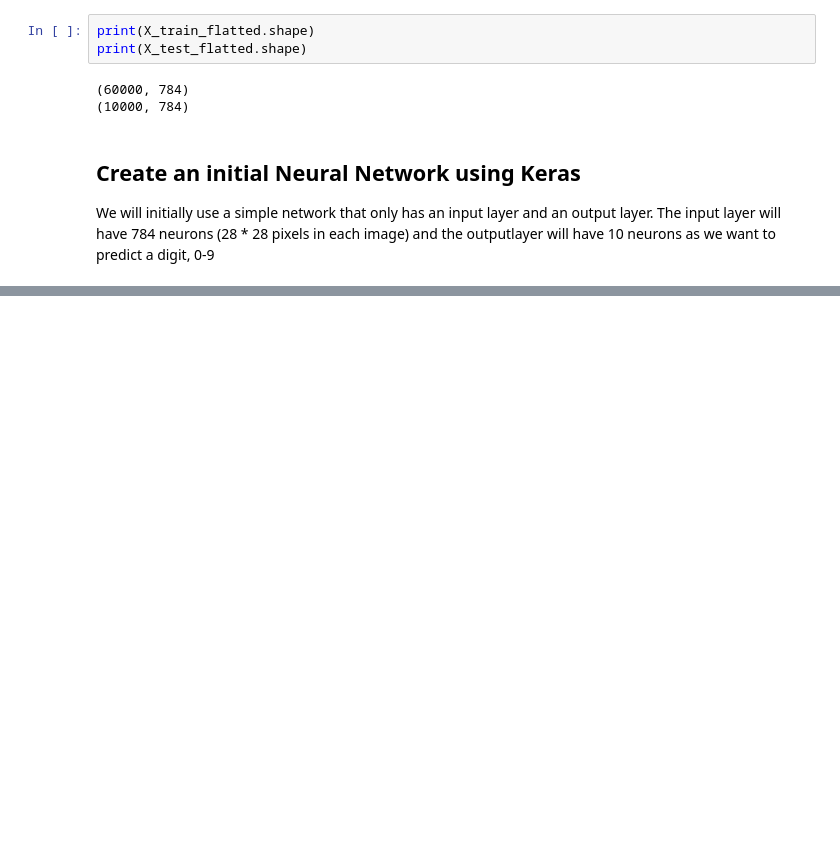
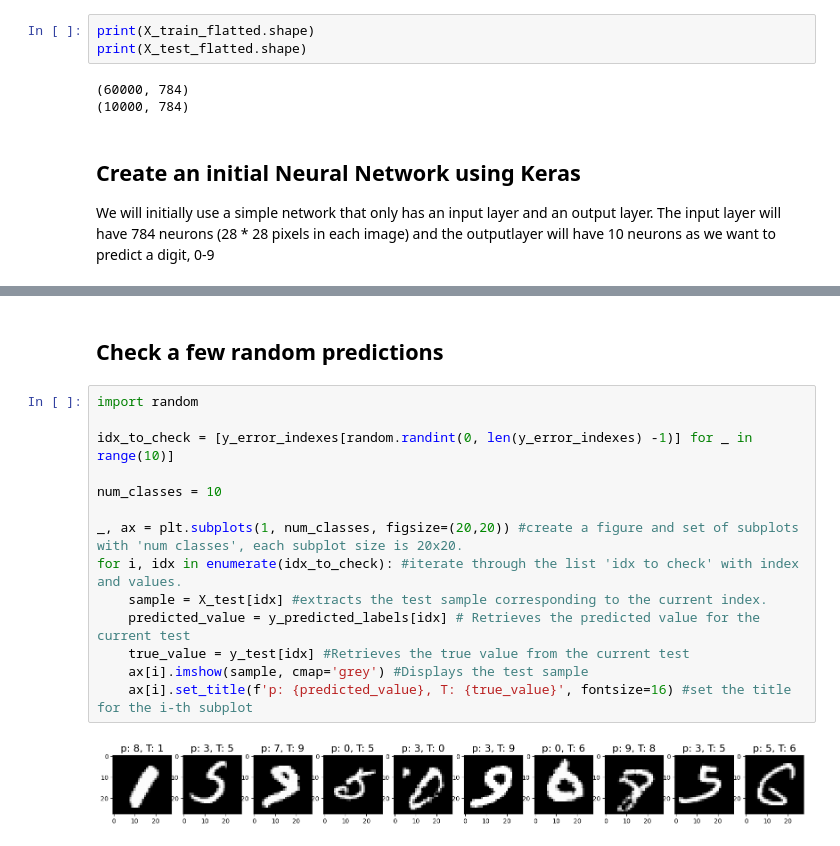
Before and after one commit to vanessa-arruda/ai-ml, a Jupyter notebook: labs/lab3/mnist.ipynb, the cells around one changed output, grey strips where cells are left out. Saved outputs shown, nothing was run; the diff lists cells and outputs as text; blank space fills up the shorter version.

```diff
--- a/labs/lab3/mnist.ipynb
+++ b/labs/lab3/mnist.ipynb
@@ -148,0 +235,18 @@ Epoch 5/5
+# %% [markdown]
+## Check a few random predictions
+# %%
+import random
+
+idx_to_check = [y_error_indexes[random.randint(0, len(y_error_indexes) -1)] for _ in range(10)]
+
+num_classes = 10
+
+_, ax = plt.subplots(1, num_classes, figsize=(20,20)) #create a figure and set of subplots with 'num classes', each subplot size is 20x20.
+for i, idx in enumerate(idx_to_check): #iterate through the list 'idx to check' with index and values.
+    sample = X_test[idx] #extracts the test sample corresponding to the current index.
+    predicted_value = y_predicted_labels[idx] # Retrieves the predicted value for the current test
+    true_value = y_test[idx] #Retrieves the true value from the current test
+    ax[i].imshow(sample, cmap='grey') #Displays the test sample
+    ax[i].set_title(f'p: {predicted_value}, T: {true_value}', fontsize=16) #set the title for the i-th subplot
+# %% [output]
+[figure, added]
```
Also changed, not shown: parts of 18 cells of this notebook, 8 other files.
